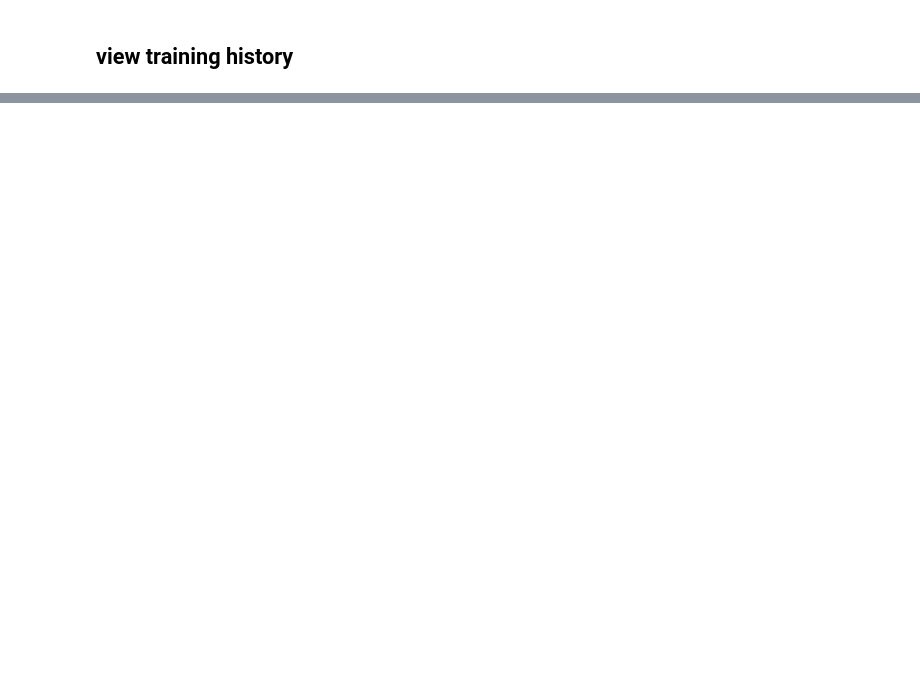
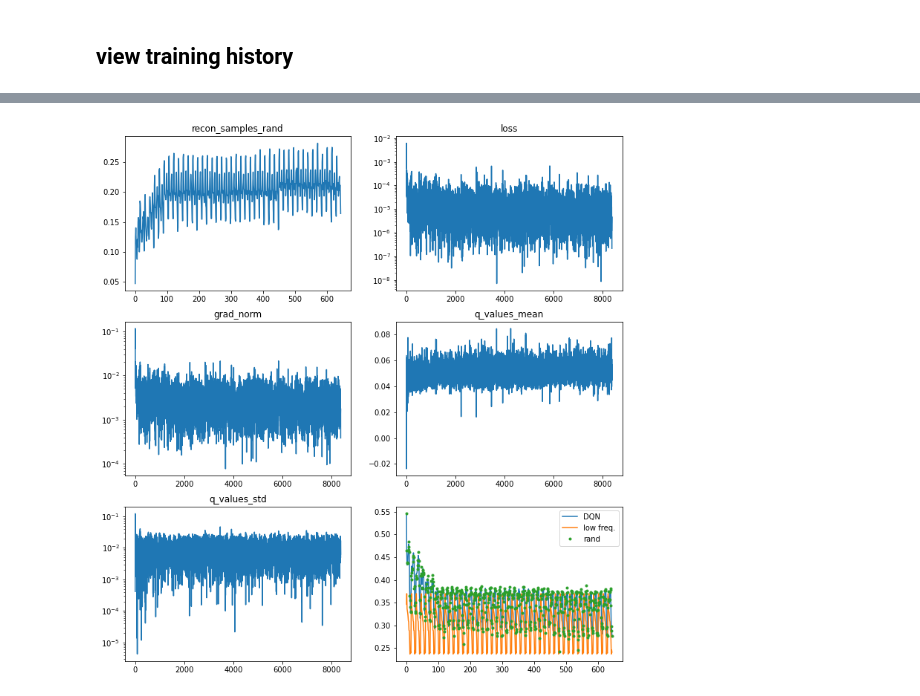
Before and after one commit to zhishenhuang/RLsamp, a Jupyter notebook: RL_dev.ipynb, the cells around one changed output, grey strips where cells are left out. Drawn from its saved outputs; the diff is of its cells as text; code cells hidden in the pictures; blank space fills up the shorter version.

```diff
--- a/RL_dev.ipynb
+++ b/RL_dev.ipynb
@@ -164,0 +202,35 @@ plt.show()
+# %%
+figsize = (12,13)
+keys = list(hist.keys())
+fig, axs = plt.subplots(nrows=3,ncols=2,figsize=figsize)
+
+axs[0,0].plot(hist['horizon_rewards'])
+axs[0,0].set_title(keys[-1])
+
+# loss_hist = [hist['loss'][i].item() for i in range(len(hist['loss']))]
+axs[0,1].plot(hist['loss'])
+axs[0,1].set_title(keys[0])
+axs[0,1].set_yscale('log')
+
+axs[1,0].plot(hist['grad_norm'])
+axs[1,0].set_title(keys[1])
+axs[1,0].set_yscale('log')
+
+
+# q_values_mean_hist = [hist['q_values_mean'][i].item() for i in range(len(hist['q_values_mean']))]
+axs[1,1].plot(hist['q_values_mean'])
+axs[1,1].set_title(keys[2])
+
+# q_values_std_hist = [hist['q_values_std'][i].item() for i in range(len(hist['q_values_std']))]
+axs[2,0].plot(hist['q_values_std'])
+axs[2,0].set_title(keys[3])
+axs[2,0].set_yscale('log')
+
+axs[2,1].plot(hist['rmse'],label='DQN')
+axs[2,1].plot(hist['rmse_lowfreq'],label='low freq.')
+axs[2,1].plot(hist['rmse_rand'],'.',linewidth=.5,label='rand')
+axs[2,1].legend(loc='best')
+
+plt.show()
+# %% [output]
+[figure, added]
```
Also changed, not shown: parts of 11 cells of this notebook, 4 other files.
